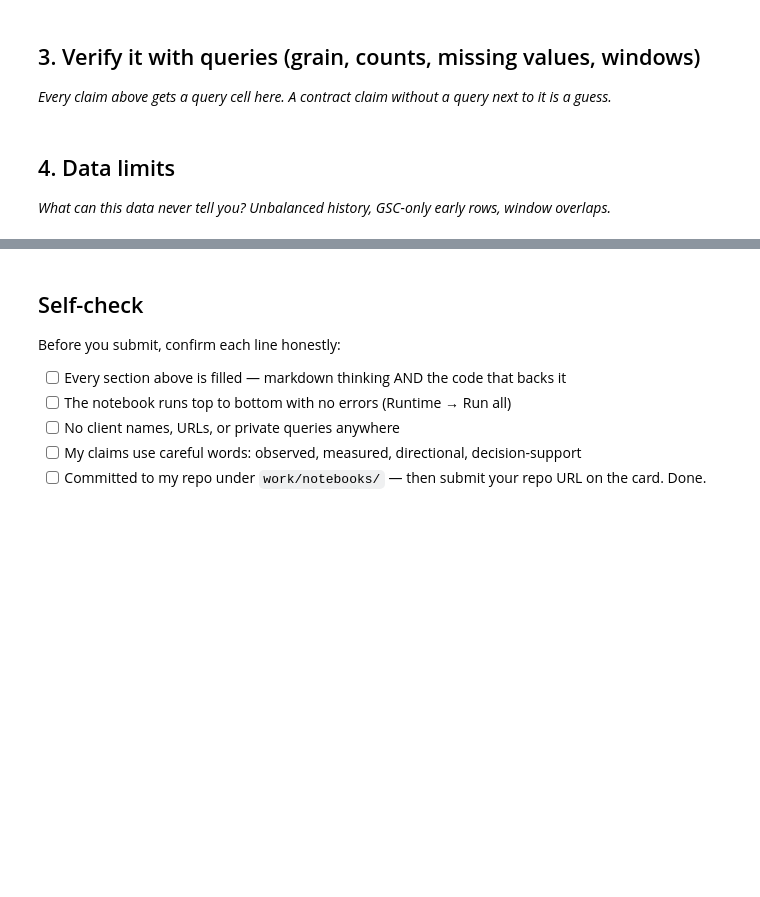
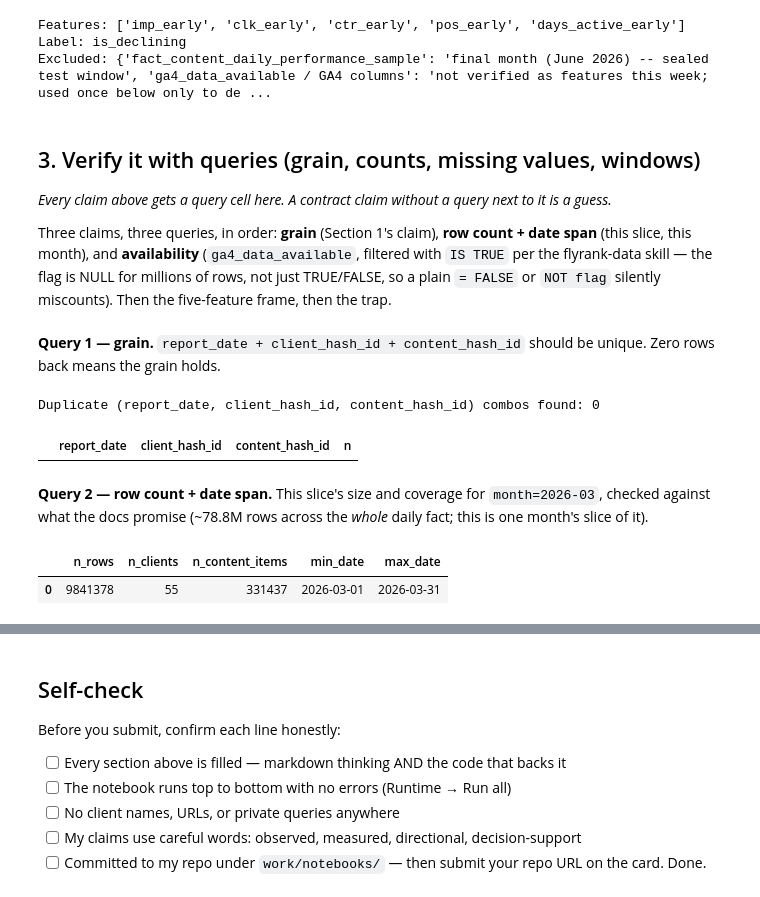
Before and after one commit to Mehroz485/ML-01, a Jupyter notebook: work/notebooks/w03_data_contract.ipynb, the cells around one changed output, grey strips where cells are left out. Saved outputs shown, nothing was run; the diff lists cells and outputs as text; code cells hidden in the pictures; blank space fills up the shorter version.

```diff
--- a/work/notebooks/w03_data_contract.ipynb
+++ b/work/notebooks/w03_data_contract.ipynb
@@ -22,0 +28,20 @@ This skeleton is yours to fill. Work the sections **in order** — each one has
+# %%
+# --- One-time setup for this Colab session ---
+%pip -q install duckdb huggingface_hub pandas scikit-learn
+
+import os, getpass
+import duckdb
+
+# Never hardcode the token -- this repo is public. Colab Secrets (key icon) or getpass only.
+HF_TOKEN = os.environ.get('HF_TOKEN') or getpass.getpass('Paste your Hugging Face READ token (hf_...): ')
+
+con = duckdb.connect()
+con.execute(f"CREATE OR REPLACE SECRET hf (TYPE huggingface, TOKEN '{HF_TOKEN}')")
+
+REL = 'hf://datasets/FlyRank/internship-warehouse'
+MONTH = '2026-03'  # mid-panel month -- cheap to iterate on, never the _sample month
+FACT_MONTH = f"read_parquet('{REL}/fact_content_daily_performance/month={MONTH}/*.parquet')"
+
+print('Connected. Target partition:', f'fact_content_daily_performance/month={MONTH}')
+# This cell only wires up the connection -- the three verification queries live in Section 3,
+# each one directly under the claim it proves.
@@ -23,4 +73,27 @@ This skeleton is yours to fill. Work the sections **in order** — each one has
+# %%
+# Single source of truth for the bucket assignment above -- reused below so the
+# code and the contract text can never quietly drift apart.
+FEATURE_COLS  = ["imp_early", "clk_early", "ctr_early", "pos_early", "days_active_early"]
+LABEL_COL     = "is_declining"
+CONTEXT_COLS  = ["client_hash_id", "content_hash_id", "report_date"]
+EXCLUDED = {
+    "fact_content_daily_performance_sample": "final month (June 2026) -- sealed test window",
+    "ga4_data_available / GA4 columns":       "not verified as features this week; used once "
+                                               "below only to demo the IS TRUE availability check",
+}
+print("Features:", FEATURE_COLS)
+print("Label:", LABEL_COL)
+print("Excluded:", EXCLUDED)
+# %% [output]
+Features: ['imp_early', 'clk_early', 'ctr_early', 'pos_early', 'days_active_early']
+Label: is_declining
+Excluded: {'fact_content_daily_performance_sample': 'final month (June 2026) -- sealed test window', 'ga4_data_available / GA4 columns': 'not verified as features this week; used once below only to de ...
 # %% [markdown]
 ## 3. Verify it with queries (grain, counts, missing values, windows)
 
 *Every claim above gets a query cell here. A contract claim without a query next to it is a guess.*
+
+Three claims, three queries, in order: **grain** (Section 1's claim), **row count + date span**
+(this slice, this month), and **availability** (`ga4_data_available`, filtered with `IS TRUE`
+per the flyrank-data skill — the flag is NULL for millions of rows, not just TRUE/FALSE, so a
+plain `= FALSE` or `NOT flag` silently miscounts). Then the five-feature frame, then the trap.
@@ -30,4 +99,0 @@ This skeleton is yours to fill. Work the sections **in order** — each one has
-# %% [markdown]
-## 4. Data limits
-
-*What can this data never tell you? Unbalanced history, GSC-only early rows, window overlaps.*
@@ -36,0 +100,32 @@ This skeleton is yours to fill. Work the sections **in order** — each one has
+# %% [markdown]
+**Query 1 — grain.** `report_date + client_hash_id + content_hash_id` should be unique. Zero rows back means the grain holds.
+# %%
+grain_check = con.sql(f"""
+    SELECT report_date, client_hash_id, content_hash_id, COUNT(*) AS n
+    FROM {FACT_MONTH}
+    GROUP BY 1, 2, 3
+    HAVING COUNT(*) > 1
+    LIMIT 5
+""").df()
+
+print(f"Duplicate (report_date, client_hash_id, content_hash_id) combos found: {len(grain_check)}")
+assert len(grain_check) == 0, "Grain claim from Section 1 is WRONG -- stop and re-check before building features."
+grain_check
+# %% [output]
+Duplicate (report_date, client_hash_id, content_hash_id) combos found: 0
+|  | report_date | client_hash_id | content_hash_id | n |
+# %% [markdown]
+**Query 2 — row count + date span.** This slice's size and coverage for `month=2026-03`, checked against what the docs promise (~78.8M rows across the *whole* daily fact; this is one month's slice of it).
+# %%
+counts = con.sql(f"""
+    SELECT COUNT(*)                       AS n_rows,
+           COUNT(DISTINCT client_hash_id)  AS n_clients,
+           COUNT(DISTINCT content_hash_id) AS n_content_items,
+           MIN(report_date)                AS min_date,
+           MAX(report_date)                AS max_date
+    FROM {FACT_MONTH}
+""").df()
+counts
+# %% [output]
+|  | n_rows | n_clients | n_content_items | min_date | max_date |
+| 0 | 9841378 | 55 | 331437 | 2026-03-01 | 2026-03-31 |
```
Also changed, not shown: parts of 20 cells of this notebook.
